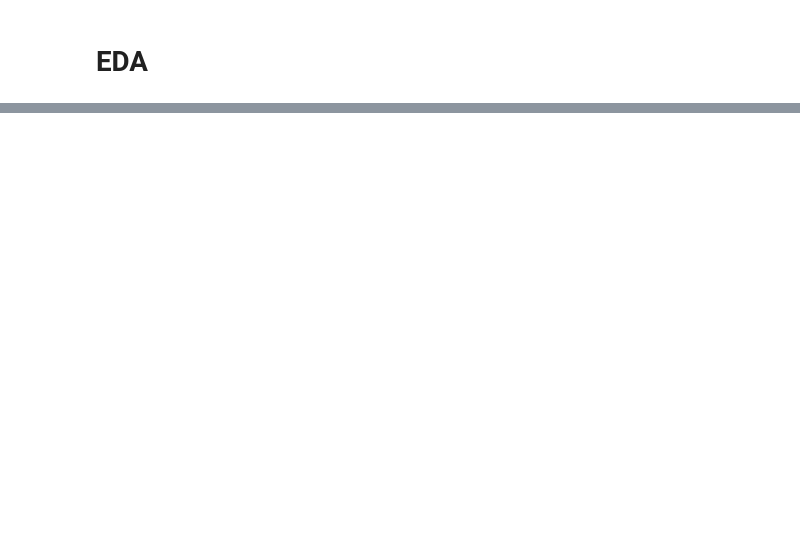
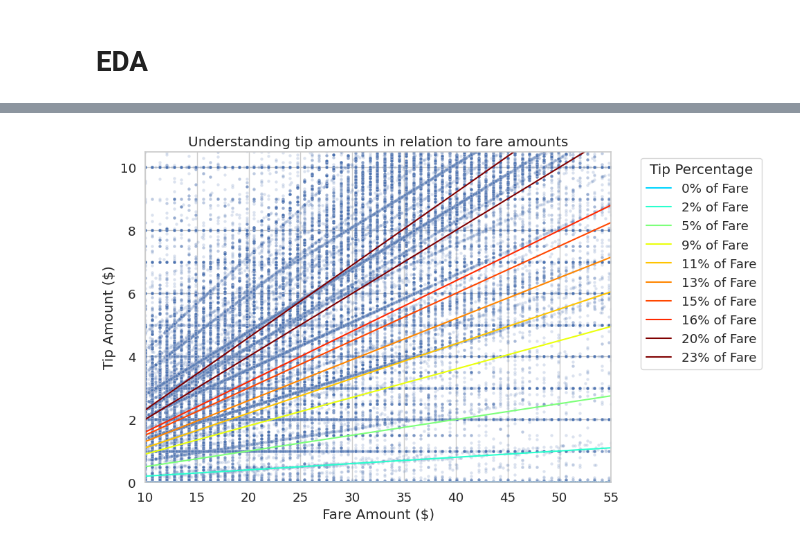
Before and after one commit to jmayank23/YellowTaxiAnalysis, a Jupyter notebook: EDA.ipynb, the cells around one changed output, grey strips where cells are left out. Cells and saved outputs as stored; diff of their text form; code cells hidden in the pictures; blank space fills up the shorter version.

```diff
--- a/EDA.ipynb
+++ b/EDA.ipynb
@@ -103,0 +305,4 @@ df.describe().show()
+# %%
+filtered_df = filter_quantile_range(sampled_df, ["total_amount", "tip_amount", "fare_amount"], lower_quantile=0.05, upper_quantile=0.95)
+# %%
+filtered_pandas_df = filtered_df.select("total_amount", "tip_amount", "fare_amount").toPandas()
@@ -103,0 +364,22 @@ df.describe().show()
+# %%
+# Understanding tip amounts in relation to fare amounts
+slopes = [0,2,5,9,11,13,15, 16,20, 23]
+x_val = np.linspace(0, 60, 100)
+
+plt.figure(figsize=(10, 6))
+sns.scatterplot(x='fare_amount', y='tip_amount', data=filtered_pandas_df, alpha=0.2, s=10)
+
+for slope in slopes:
+    y_values = slope * x_val * 0.01
+    plt.plot(x_val, y_values, label=f'{slope}% of Fare', color=plt.cm.jet((slope+10) / 30))
+
+plt.title("Understanding tip amounts in relation to fare amounts")
+plt.xlabel('Fare Amount ($)')
+plt.ylabel('Tip Amount ($)')
+plt.legend(title='Tip Percentage', bbox_to_anchor=(1.05, 1), loc='upper left')
+plt.ylim([0,10.5])
+plt.xlim([10,55])
+plt.tight_layout()
+plt.show()
+# %% [output]
+[figure, added]
```
Also changed, not shown: parts of 67 cells of this notebook, 3 other files.
